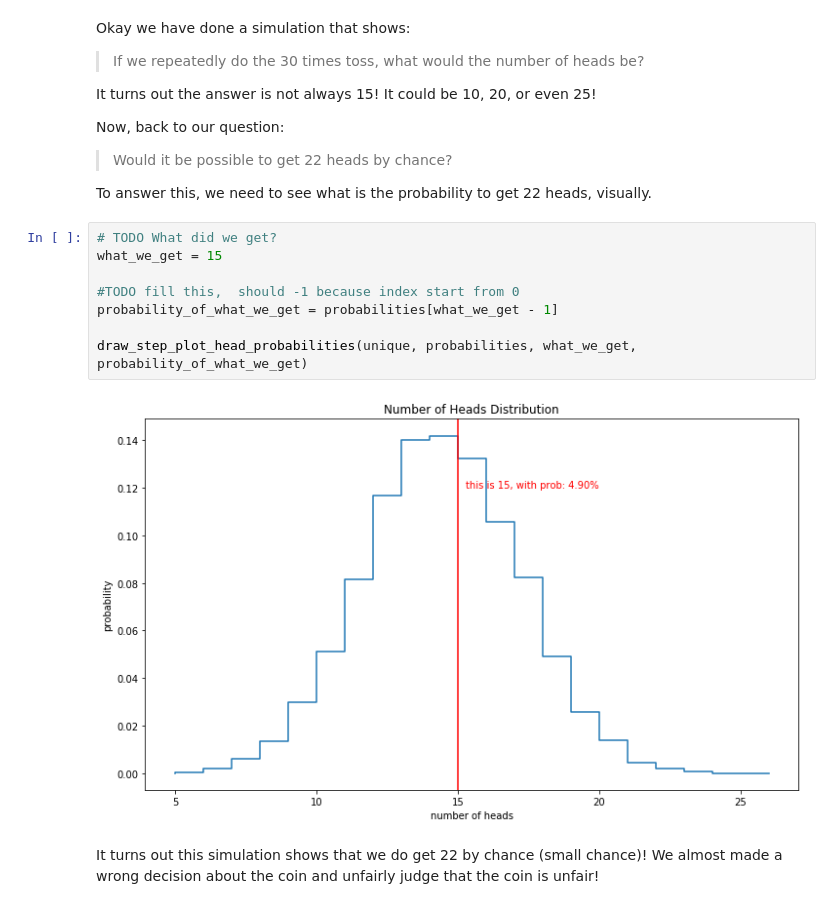
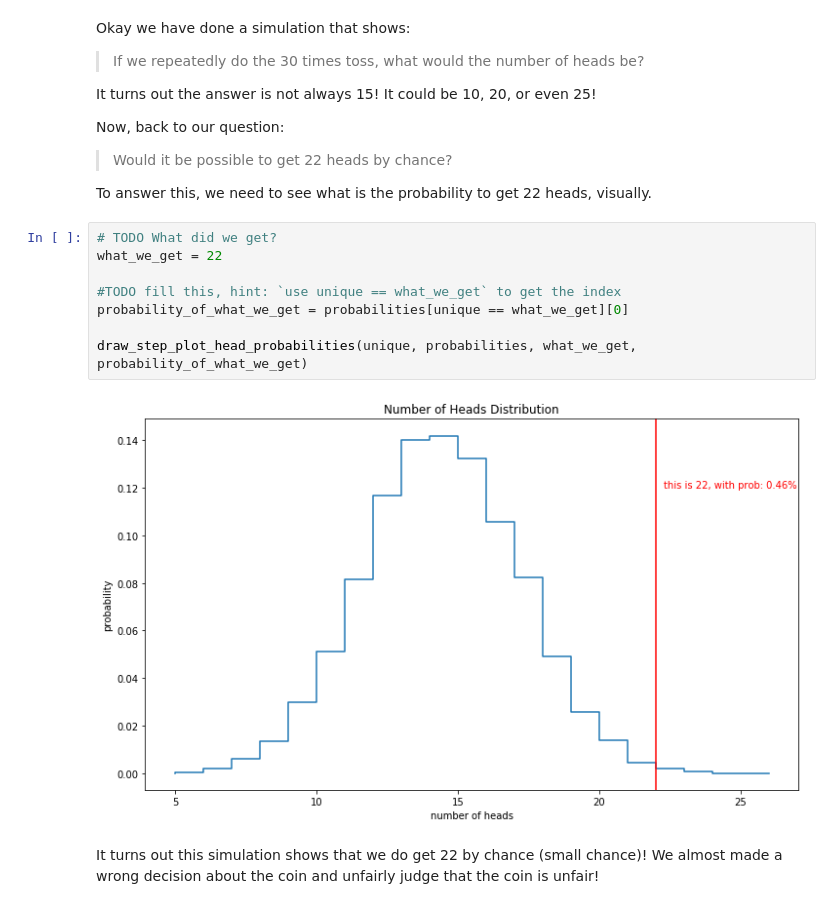
Before and after one commit to elvyna/learnstats, a Jupyter notebook: 001-statistics_for_hackers/001- CodeLab - Probability.ipynb, the cells around one changed output. Drawn from its saved outputs; the diff is of its cells as text.

Commit message:
work: update result, add pmf plot

```diff
--- a/001-statistics_for_hackers/001- CodeLab - Probability.ipynb
+++ b/001-statistics_for_hackers/001- CodeLab - Probability.ipynb
@@ -77,13 +77,13 @@ Now, back to our question:
 To answer this, we need to see what is the probability to get 22 heads, visually.
 # %%
 # TODO What did we get?
-what_we_get = 15
+what_we_get = 22
 
-#TODO fill this,  should -1 because index start from 0
-probability_of_what_we_get = probabilities[what_we_get - 1]
+#TODO fill this, hint: `use unique == what_we_get` to get the index
+probability_of_what_we_get = probabilities[unique == what_we_get][0]
 
 draw_step_plot_head_probabilities(unique, probabilities, what_we_get, probability_of_what_we_get)
 # %% [output]
-[figure, old version]
+[figure, new version]
 # %% [markdown]
 It turns out this simulation shows that we do get 22 by chance (small chance)! We almost made a wrong decision about the coin and unfairly judge that the coin is unfair!
```
Also changed, not shown: parts of 1 cell of this notebook.
